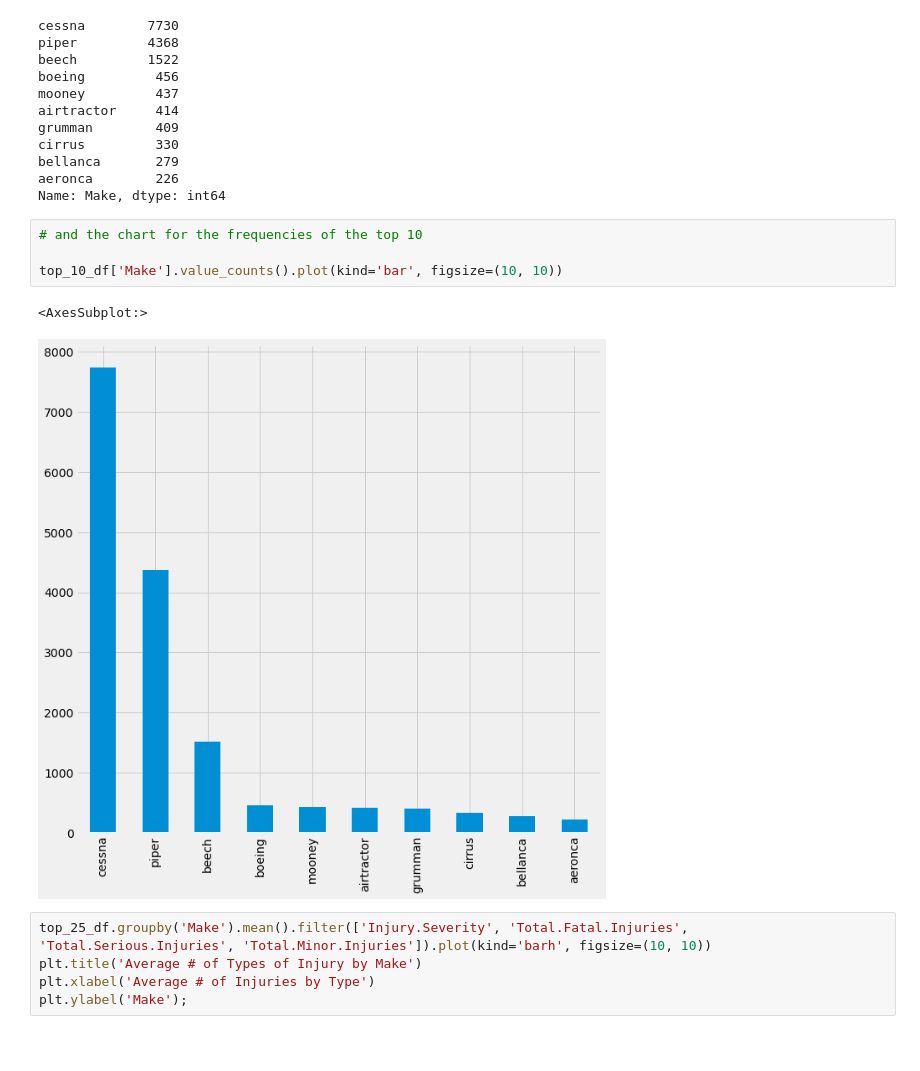
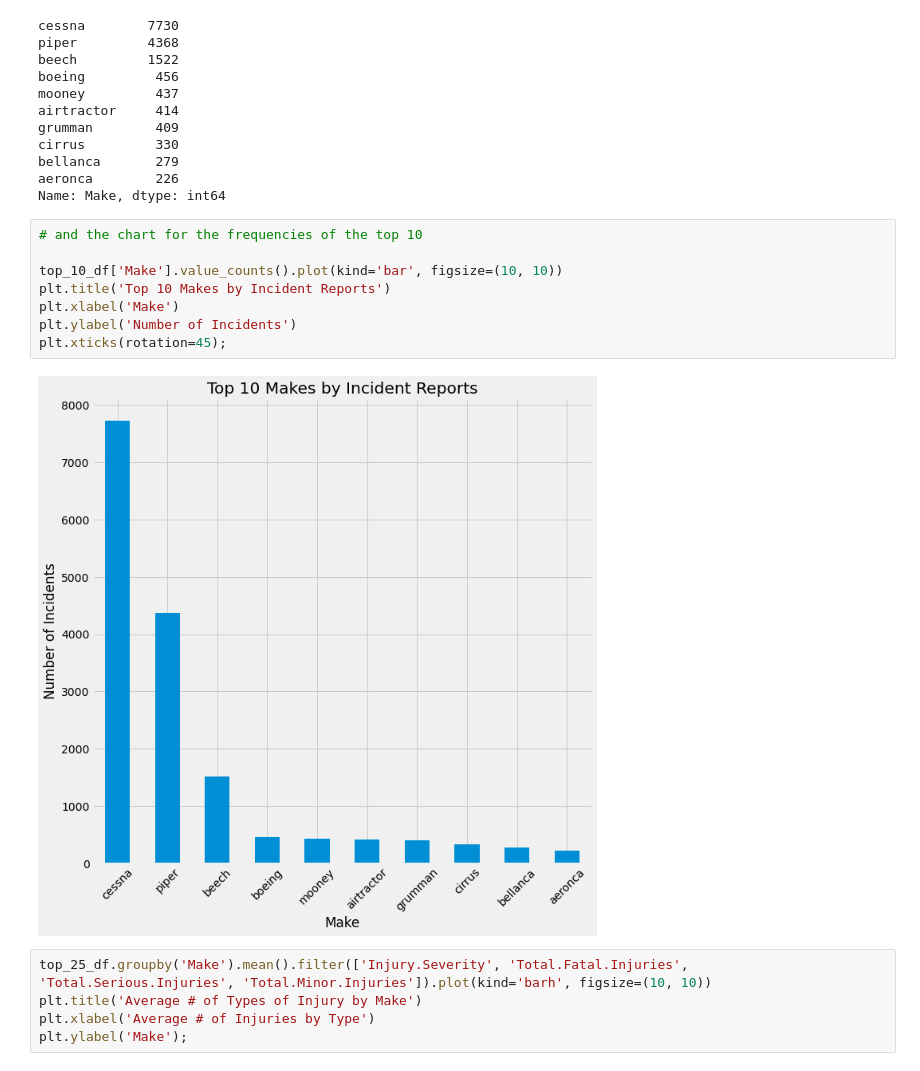
Before and after one commit to natehiatt/aviation_project, a Jupyter notebook: notebooks/cleaned_figures_nate.ipynb, the cells around one changed output. Drawn from its saved outputs; the diff is of its cells as text; blank space fills up the shorter version.

```diff
--- a/notebooks/cleaned_figures_nate.ipynb
+++ b/notebooks/cleaned_figures_nate.ipynb
@@ -142,10 +166,13 @@ Name: Make, dtype: int64
 # %%
 # and the chart for the frequencies of the top 10
 
 top_10_df['Make'].value_counts().plot(kind='bar', figsize=(10, 10))
+plt.title('Top 10 Makes by Incident Reports')
+plt.xlabel('Make')
+plt.ylabel('Number of Incidents')
+plt.xticks(rotation=45);
 # %% [output]
-<AxesSubplot:>
-[figure, old version]
+[figure, new version]
 # %%
 top_25_df.groupby('Make').mean().filter(['Injury.Severity', 'Total.Fatal.Injuries', 'Total.Serious.Injuries', 'Total.Minor.Injuries']).plot(kind='barh', figsize=(10, 10))
 plt.title('Average # of Types of Injury by Make')
```
Also changed, not shown: parts of 6 cells of this notebook.
